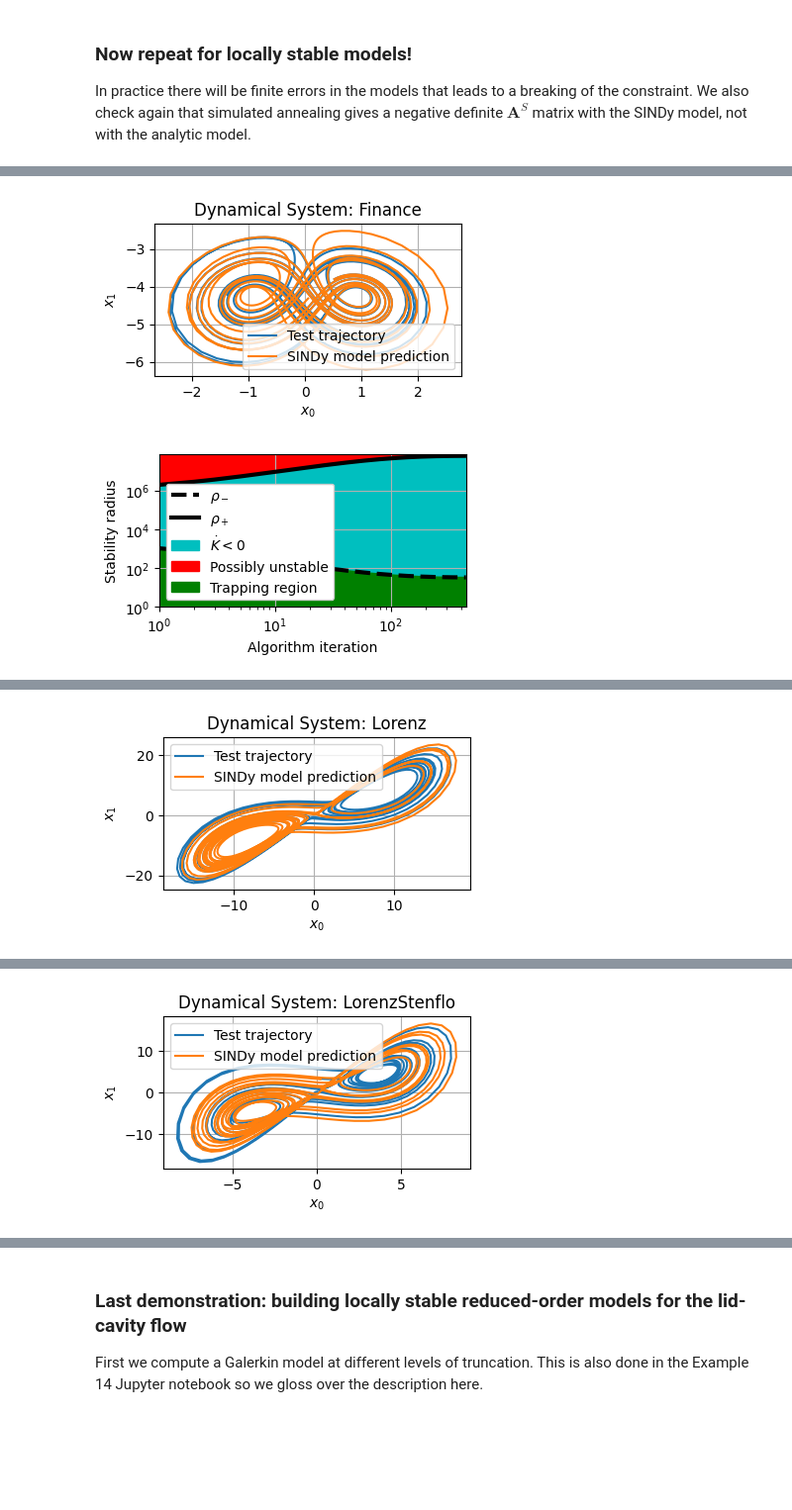
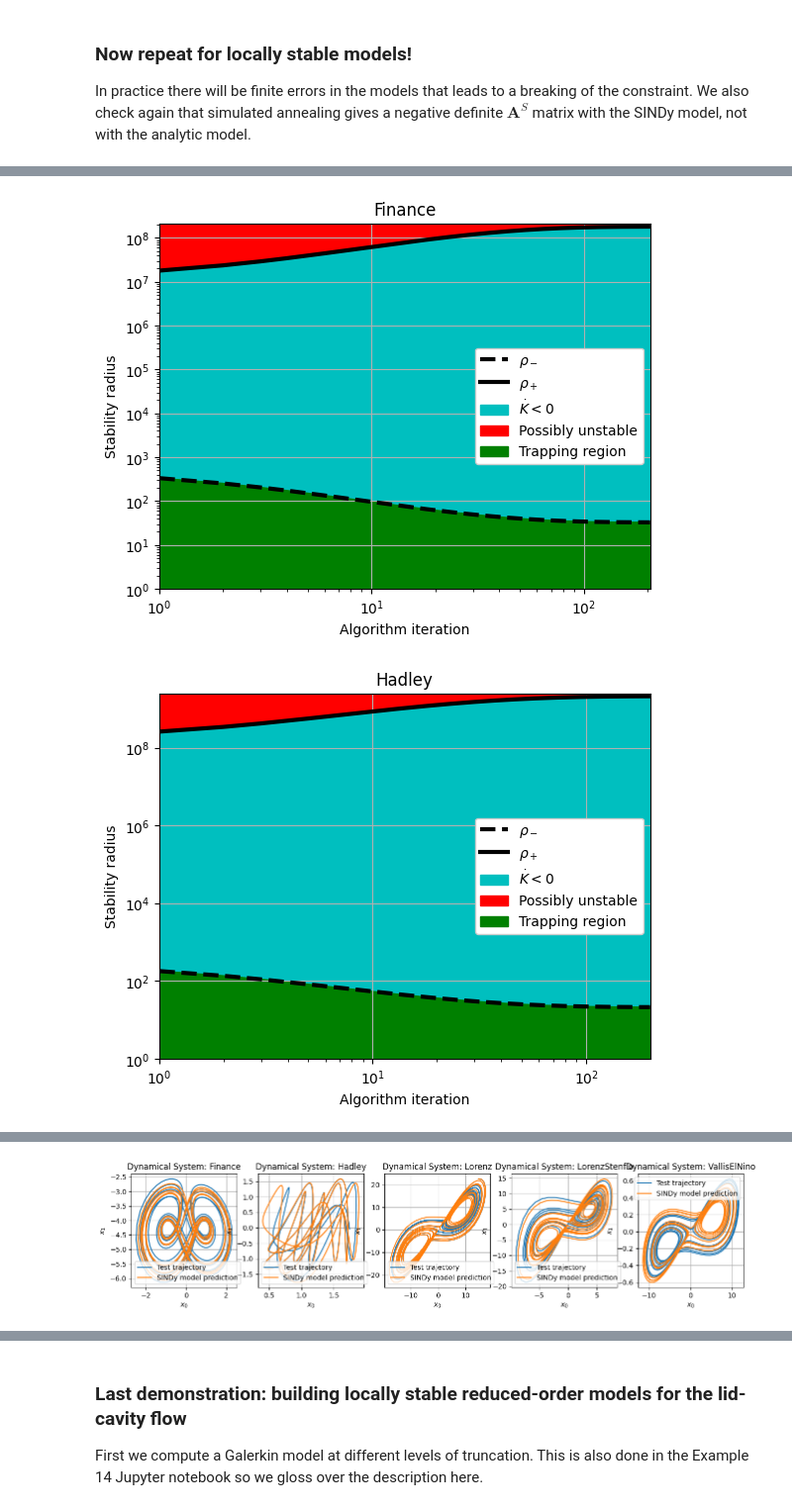
Before and after one commit to dynamicslab/pysindy, a Jupyter notebook: examples/8_trapping_sindy_examples/example_dysts.ipynb, the cells around one changed output, grey strips where cells are left out. Shown at 99% size. Drawn from its saved outputs; the diff is of its cells as text; code cells hidden in the pictures; blank space fills up the shorter version.

```diff
--- a/examples/8_trapping_sindy_examples/example_dysts.ipynb
+++ b/examples/8_trapping_sindy_examples/example_dysts.ipynb
@@ -297,16 +296,16 @@ plt.show()
 ### Now repeat for locally stable models!
 In practice there will be finite errors in the models that leads to a breaking of the constraint. We also check again that simulated annealing gives a negative definite $\mathbf{A}^S$ matrix with the SINDy model, not with the analytic model.
 # %%
-# define hyperparameters
 threshold = 0
 max_iter = 5000
-eta = 1.0e3
-alpha_m = 4e-2 * eta  # default is 1e-2 * eta so this speeds up the code here
+eta = 1.0e2
+alpha_m = 0.1 * eta  # default is 1e-2 * eta so this speeds up the code here
 
 stable_systems = [2, 3, 6, 7, 14]
 stable_systems_list = systems_list[stable_systems]
 
 for i in range(len(stable_systems_list)):
+    plt.figure(10, figsize=(16, 3))
     r = dimension_list[stable_systems[i]]
     print(i, stable_systems_list[i], r)
 
@@ -317,15 +316,23 @@ for i in range(len(stable_systems_list)):
 
     # run trapping SINDy, locally stable variant
     # where the constraints are removed and beta << 1
-    sindy_opt = ps.TrappingSR3(threshold=threshold, eta=eta, alpha_m=alpha_m,
-                               max_iter=max_iter, gamma=-0.1,
-                               beta=1e-9,
-                               )
+    sindy_opt = ps.TrappingSR3(
+        method="local",
+        _n_tgts=r,
+        _include_bias=True,
+        threshold=threshold,
+        eta=eta,
+        alpha_m=alpha_m,
+        max_iter=max_iter,
+        gamma=-0.1,
+        verbose=True,
+        beta=1e-9,
+    )
     model = ps.SINDy(
         optimizer=sindy_opt,
         feature_library=sindy_library,
     )
-    model.fit(x_train, t=t, quiet=True)
+    model.fit(x_train, t=t)
 
     # Check the model coefficients and integrate it
     Xi = model.coefficients().T
@@ -346,28 +353,29 @@ for i in range(len(stable_systems_list)):
     boundvals[:, 1] = boundmax
 
     # run simulated annealing on the IDENTIFIED system
-    algo_sol = anneal_algo(obj_function, bounds=boundvals,
-                           args=(L, Q, np.eye(r)),
-                           maxiter=500)
+    algo_sol = anneal_algo(
+        obj_function, bounds=boundvals, args=(L, Q, np.eye(r)), maxiter=500
+    )
     opt_m = algo_sol.x
     opt_energy = algo_sol.fun
-    print('Simulated annealing managed to reduce the largest eigenvalue of A^S to eig1 = ',
-          opt_energy)
+    print(
+        "Simulated annealing managed to reduce the largest eigenvalue of A^S to eig1 = ",
+        opt_energy,
+    )
     # print('Optimal m = ', opt_m, '\n')
-    plt.figure(figsize=(4, 2))
-    plt.title('Dynamical System: ' + stable_systems_list[i])
-    plt.plot(x_test[:, 0], x_test[:, 1], label='Test trajectory')
-    plt.plot(x_test_pred[:, 0], x_test_pred[:, 1], label='SINDy model prediction')
+    plt.subplot(1, 5, i + 1)
+    plt.title("Dynamical System: " + stable_systems_list[i])
+    plt.plot(x_test[:, 0], x_test[:, 1], label="Test trajectory")
+    plt.plot(x_test_pred[:, 0], x_test_pred[:, 1], label="SINDy model prediction")
     plt.grid(True)
-    plt.xlabel(r'$x_0$')
-    plt.ylabel(r'$x_1$')
+    plt.xlabel(r"$x_0$")
+    plt.ylabel(r"$x_1$")
     plt.legend()
 
     # Plot the rho_+ and rho_- estimates for the stable systems
-    if opt_energy < 0:
-        plt.figure(figsize=(4, 2))
-        rhos_minus, rhos_plus = make_trap_progress_plots(r, sindy_opt)
-        plt.yscale('log')
-        plt.ylim(1, rhos_plus[-1] * 1.2)
+    rhos_minus, rhos_plus = make_trap_progress_plots(r, sindy_opt)
+    plt.yscale("log")
+    plt.title(stable_systems_list[i])
+    plt.ylim(1, rhos_plus[-1] * 1.2)
 # %% [output]
 0 Finance 3
@@ -390,2 +398,2 @@ Simulated annealing managed to reduce the largest eigenvalue of A^S to eig1 =  -
-[figure, old version]
+[figure, new version]
-[figure, old version]
+[figure, new version]
@@ -394 +402 @@ Simulated annealing managed to reduce the largest eigenvalue of A^S to eig1 =  -
-[figure, old version]
+[figure, new version]
@@ -396 +403,0 @@ Simulated annealing managed to reduce the largest eigenvalue of A^S to eig1 =  -
-[figure, removed]
```
Also changed, not shown: parts of 8 cells of this notebook, 4 other files.
